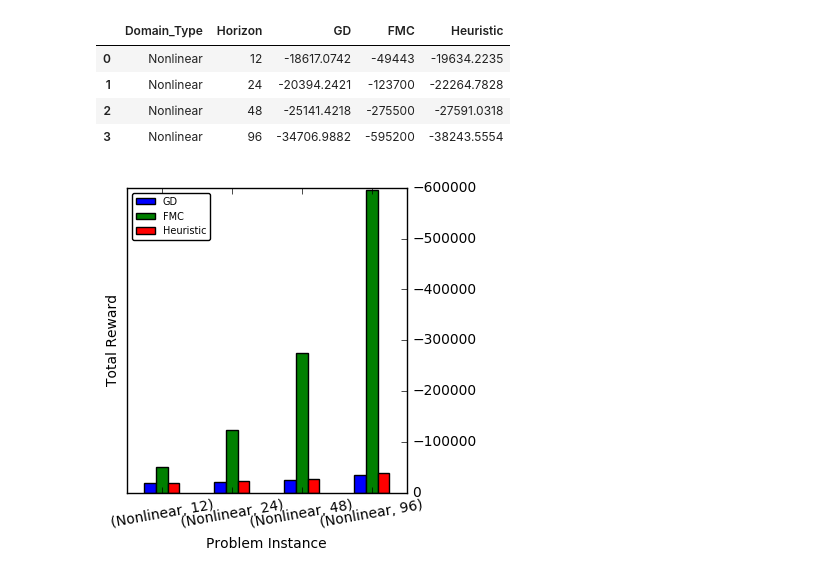
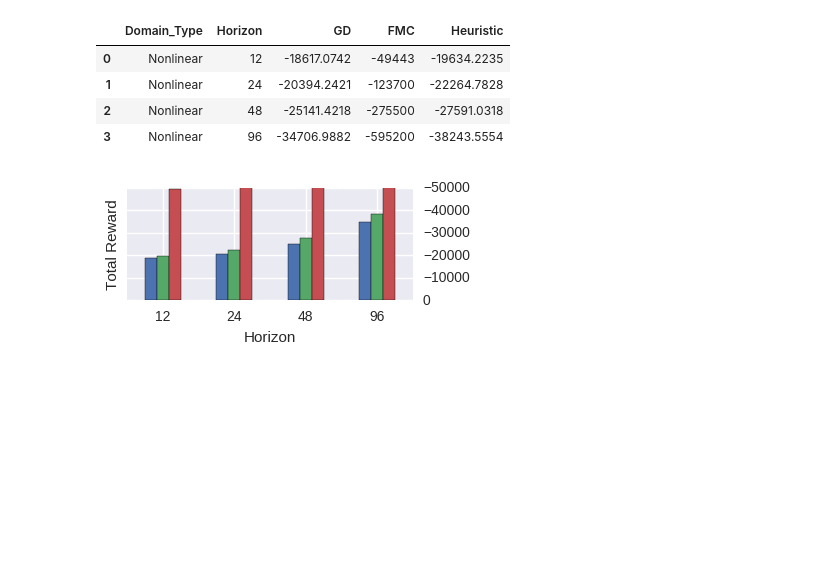
Before and after one commit to wuga214/PAPER_NIPS17_ScalablePlanning_Tensorflow, a Jupyter notebook: VIZ/HVAC_compare_viz.ipynb, the cells around one changed output. Drawn from its saved outputs; the diff is of its cells as text; code cells hidden in the pictures; blank space fills up the shorter version.

Commit message:
Adding plots

```diff
--- a/VIZ/HVAC_compare_viz.ipynb
+++ b/VIZ/HVAC_compare_viz.ipynb
@@ -41,24 +42,26 @@ data_final_df
 # %%
 dfs = data_final_df.groupby(['Domain_Type'])
 counter=0
+current_palette = sns.color_palette()
 leg=list(range(3))
 for name,group in dfs:
-    plot = group[['Domain_Type','Horizon','GD','FMC','Heuristic']].plot(kind='bar', color=['blue','green','red'],x=['Domain_Type','Horizon'], legend=False)
+    plot = group[['Domain_Type','Horizon','GD','Heuristic','FMC']].plot(kind='bar', color=current_palette,x=['Horizon'], legend=False)
     fig = plot.get_figure()
     ax = fig.add_subplot(111)
     ax.yaxis.tick_right()
-    fig.set_size_inches(4, 4)
-    plt.xticks(rotation=10)
+    fig.set_size_inches(4, 2)
+    plt.xticks(rotation=0)
     #plt.yticks(rotation=15)
     plt.ylabel('Total Reward')
     #plt.xlabel('Domain,Size,Horizon')
+    ax.set_ylim([-50000,0])
     plt.gca().invert_yaxis()
-    plt.xlabel('Problem Instance')
+    plt.xlabel('Horizon')
     plt.tight_layout()
-    if counter ==0:
-        plt.legend(fancybox=True,loc='upper left', prop={'size':7})
+    #if counter ==0:
+    #    plt.legend(fancybox=True,loc='upper left', prop={'size':7})
     #leg[counter].get_frame().set_alpha(0.5)
     counter=counter+1
     plt.savefig('../PLOTS/HVAC_'+name+'_BAR.eps',format='eps')
 # %% [output]
-[figure, old version]
+[figure, new version]
```
Also changed, not shown: parts of 1 cell of this notebook, 54 other files.
